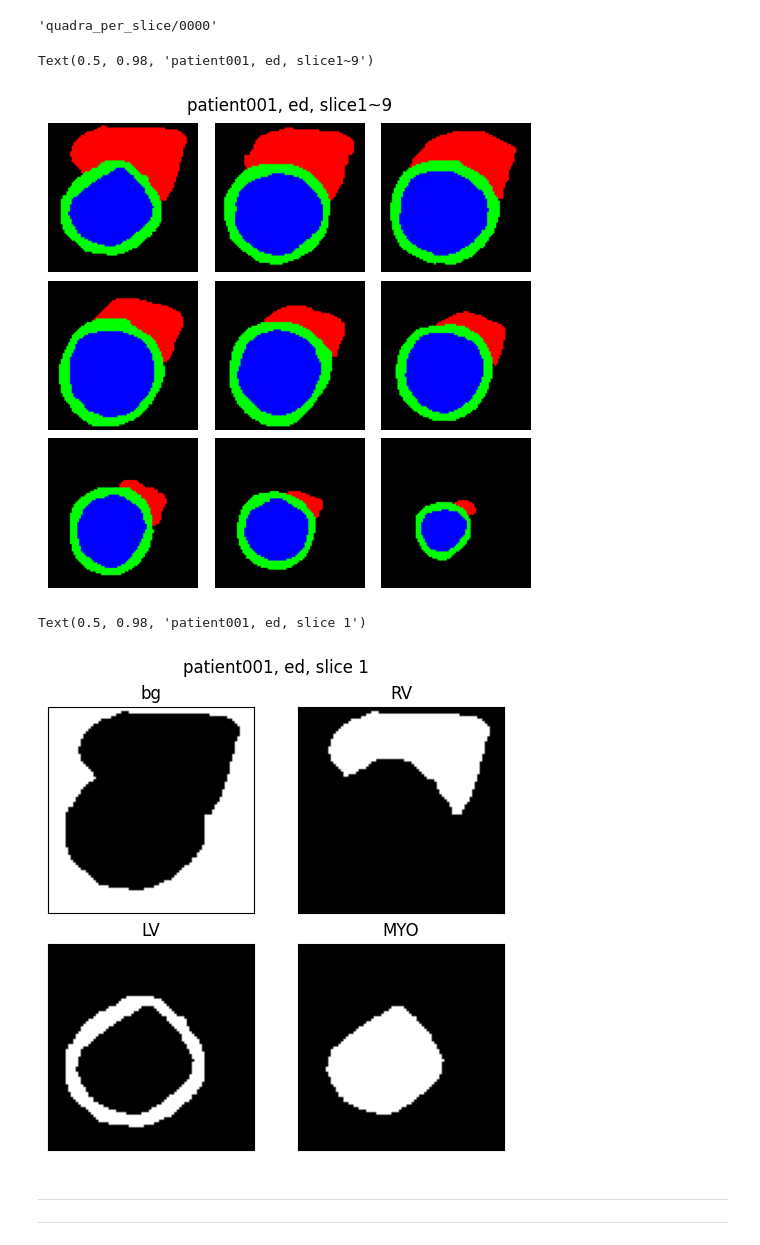
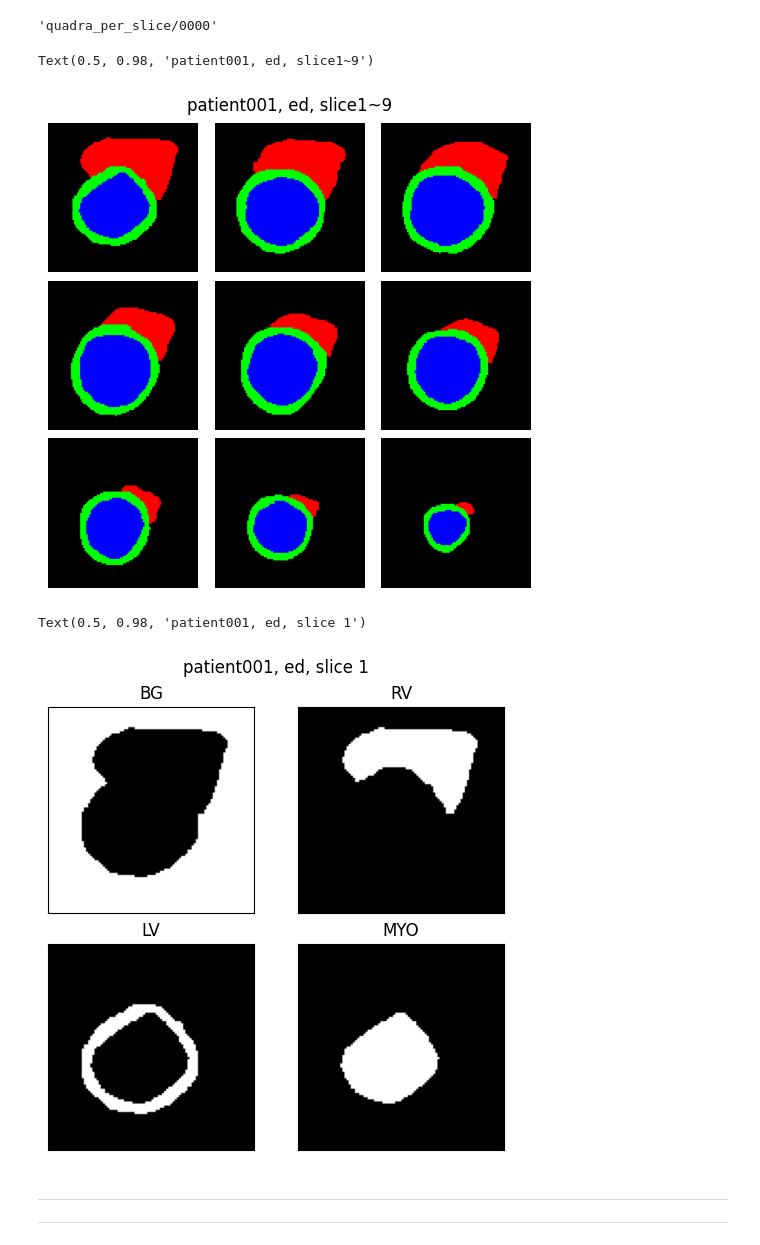
Before and after one commit to Dashvvood/prim_diffusion, a Jupyter notebook: src/notebook/h5_visualize.ipynb, the cells around one changed output. Saved outputs shown, nothing was run; the diff lists cells and outputs as text; code cells hidden in the pictures.

```diff
--- a/src/notebook/h5_visualize.ipynb
+++ b/src/notebook/h5_visualize.ipynb
@@ -8,9 +8,10 @@ import os
 import numpy as np
 import matplotlib.pyplot as plt
 # %%
-quadra_root = "../../data/ACDC/quadra/"
+# quadra_root = "../../data/ACDC/quadra/"
+quadra_root = "."
 # %%
-quadra_data = h5py.File(os.path.join(quadra_root, "acdc_quadra.h5"), "r")
+quadra_data = h5py.File(os.path.join(quadra_root, "acdc.h5"), "r")
 quadra_meta = pd.read_csv(os.path.join(quadra_root, "quadra_per_slice.csv"))
 # %%
 quadra_meta.iloc[0].H5path
@@ -35,7 +36,7 @@ for i in range(9):
 fig.suptitle(f"{sample.Patient[0]}, {sample.Phase[0]}, slice1~9")
 # %% [output]
 Text(0.5, 0.98, 'patient001, ed, slice1~9')
-[figure, old version]
+[figure, new version]
 # %%
 sample = df[
     (df['Group'] == 'DCM') &
@@ -47,18 +48,18 @@ slice = quadra_data[sample.H5path.values[0]]
 # %%
 fig, axs = plt.subplots(2, 2, figsize=(5,5), constrained_layout=True)
 axsf = axs.flatten()
-labels = ["bg", "RV", "LV", "MYO"]
+labels = ["BG", "RV", "LV", "MYO"]
 for i in range(4):
     ax = axsf[i]
     ax.imshow(slice[..., i], cmap="gray", vmin=0, vmax=1)
     ax.set_title(labels[i])
     ax.set_xticks([])
     ax.set_yticks([])
 
 fig.suptitle(f"{sample.Patient.values[0]}, {sample.Phase.values[0]}, slice 1")
 # %% [output]
 Text(0.5, 0.98, 'patient001, ed, slice 1')
-[figure, old version]
+[figure, new version]
 # %% [markdown]
 ---
 ---
```
Also changed, not shown: 6 other files.
